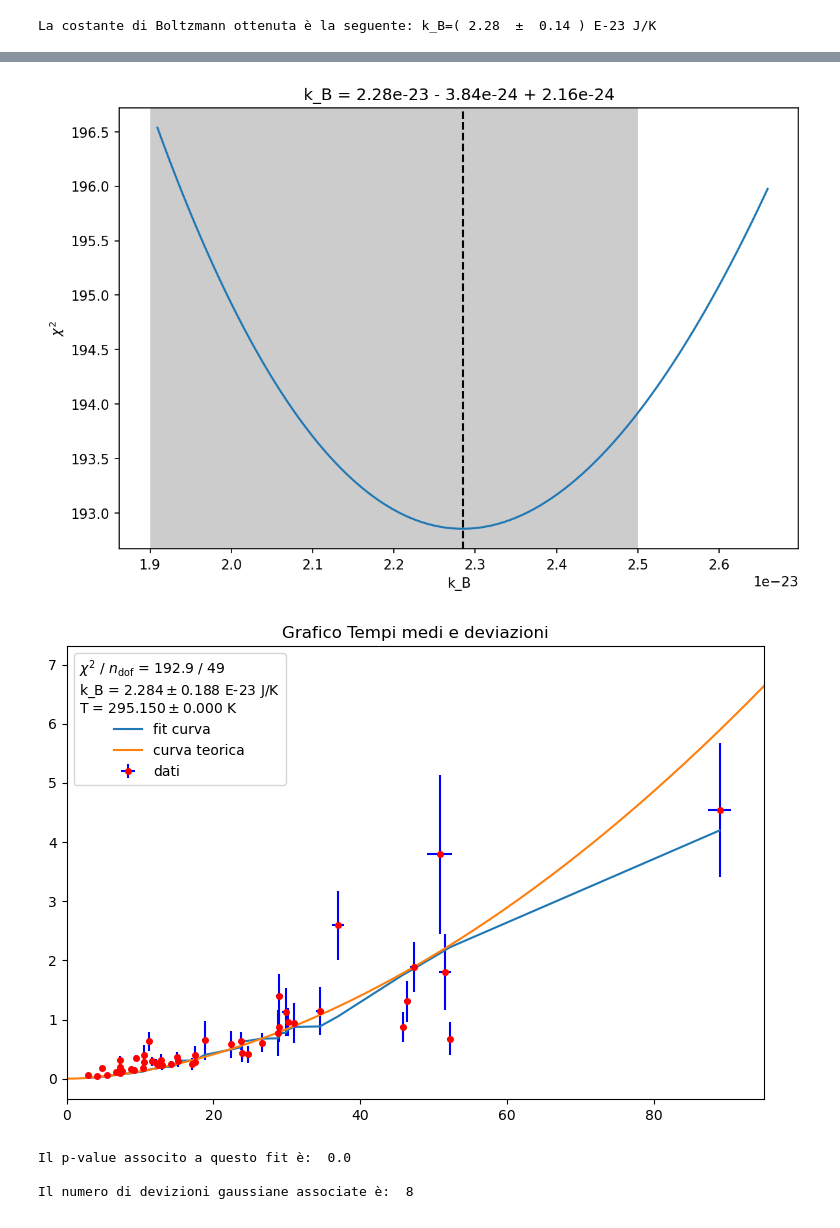
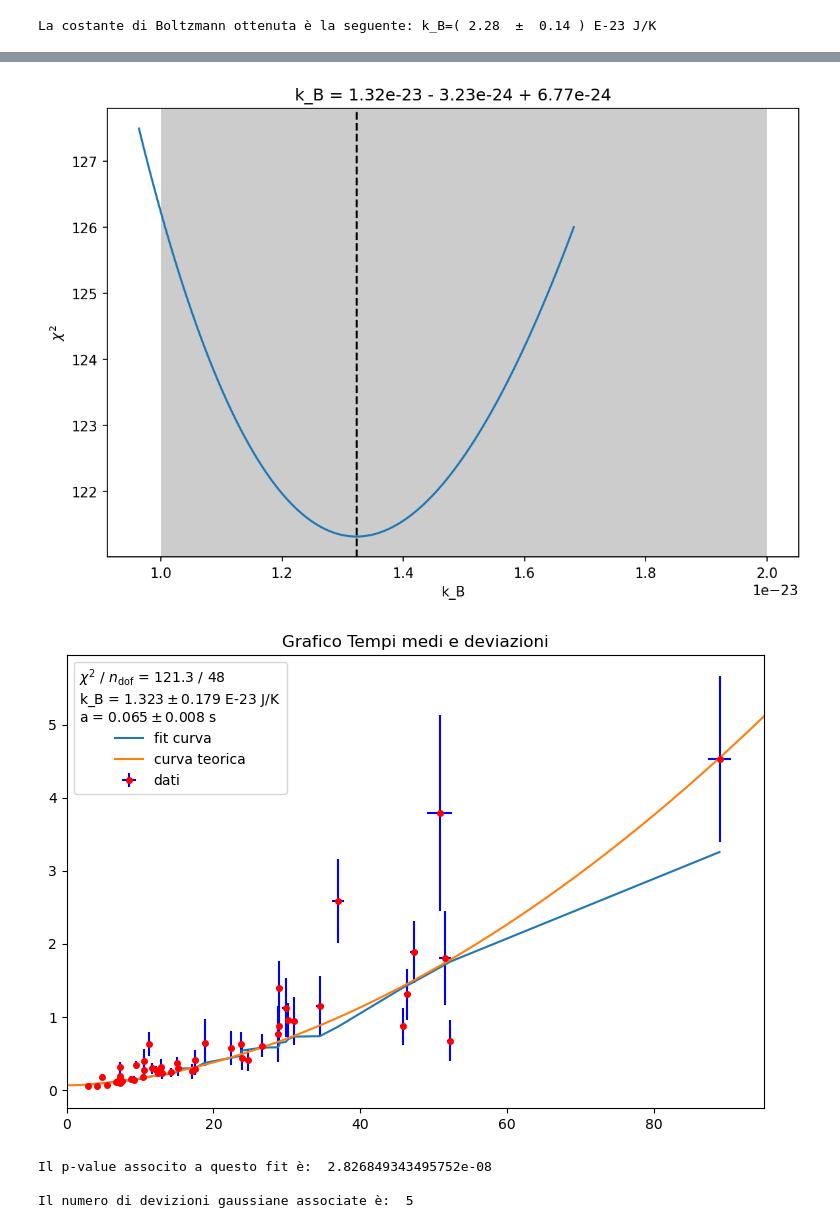
Before and after one commit to GianlorenzoDeFilippo6674/Progetto_Analisi_dati, a Jupyter notebook: Millikan.ipynb, the cells around one changed output, grey strips where cells are left out. Drawn from its saved outputs; the diff is of its cells as text; code cells hidden in the pictures.

```diff
--- a/Millikan.ipynb
+++ b/Millikan.ipynb
@@ -392,14 +397,11 @@ Proviamo adesso a fare il fit della funzione con minuit:
 from iminuit.cost import LeastSquares
 import math
 def modello(x,par):
-    y=np.sqrt((par[0]*par[1])/(3*np.pi*eta_0*(r(np.concatenate((np.delete(x, np.arange(25, 50, 1, dtype=int)), t_g), axis=None)))*s**2)*(1+b/(p_0*(r(np.concatenate((np.delete(x, np.arange(25, 50, 1, dtype=int)), t_g), axis=None)))))*(x)**3)
+    y=par[1]+np.sqrt((par[0]*T)/(3*np.pi*eta_0*(r(np.concatenate((np.delete(x, np.arange(25, 50, 1, dtype=int)), t_g), axis=None)))*s**2)*(1+b/(p_0*(r(np.concatenate((np.delete(x, np.arange(25, 50, 1, dtype=int)), t_g), axis=None)))))*(x)**3)
     return y
 least_squares_modello= LeastSquares(t_avg, sig_t, sig_s, modello)
-m = Minuit(least_squares_modello, (1.03e-23, 200), name=("k_B","T"))
-m.limits=[(1.9e-23,2.5e-23),(None,None)]
-m.values["T"]=T
-m.fixed["T"]=True
-m.errors["T"]=0
+m = Minuit(least_squares_modello, (1.03e-23, 0), name=("k_B","a"))
+m.limits=[(1e-23,2e-23),(-1,1)]
 m.migrad()
 # %% [output]
 | Migrad |  |  |  |  |
@@ -456,24 +458,24 @@ x, y = m.draw_profile("k_B")
 plt.ylabel("$\chi^2$")
 plt.show()
 # %% [output]
-[figure, old version]
+[figure, new version]
 # %%
 t=np.linspace(0.1,100, 1000)
 plt.figure(figsize=(9,6), dpi=100)
 plt.errorbar(t_avg, sig_t, xerr=sig_t_avg, yerr=sig_s, fmt="o", label="dati", color='red', ecolor='blue', marker='o', markersize=4, linestyle='')
 plt.plot(np.sort(t_avg), np.sort(modello(t_avg, m.values)), label="fit curva")
 plt.plot(t, modello(t, m.values), label="curva teorica")
 fit_info = [ f"$\\chi^2$ / $n_\\mathrm{{dof}}$ = {m.fval:.1f} / {len(t_avg) - m.nfit}" ]
 fit_info.append(f"{m.parameters[0]} = ${m.values[0]/1e-23:.3f} \\pm {m.errors[0]/1e-23:.3f}$ E-23 J/K")
-fit_info.append(f"{m.parameters[1]} = ${m.values[1]:.3f} \\pm {m.errors[1]:.3f}$ K")
+fit_info.append(f"{m.parameters[1]} = ${m.values[1]:.3f} \\pm {m.errors[1]:.3f}$ s")
 plt.legend(title="\n".join(fit_info))
 ax.set_xlabel('$< t >$ (s)')
 ax.set_ylabel('$\sigma_{t}$ (s)')
 plt.xlim(0,95)
 plt.title('Grafico Tempi medi e deviazioni')
 plt.show()
 # %% [output]
-[figure, old version]
+[figure, new version]
 # %%
 from scipy.stats import chi2
 from scipy import special
@@ -489,7 +491,7 @@ Z=int(fsolve(cons, 1))
 print("")
 print("Il numero di devizioni gaussiane associate è: ", Z)
 # %% [output]
-Il p-value associto a questo fit è:  0.0
+Il p-value associto a questo fit è:  2.826849343495752e-08
 
-Il numero di devizioni gaussiane associate è:  8
+Il numero di devizioni gaussiane associate è:  5
 # %%
```
Also changed, not shown: parts of 7 cells of this notebook, 1 other file.
